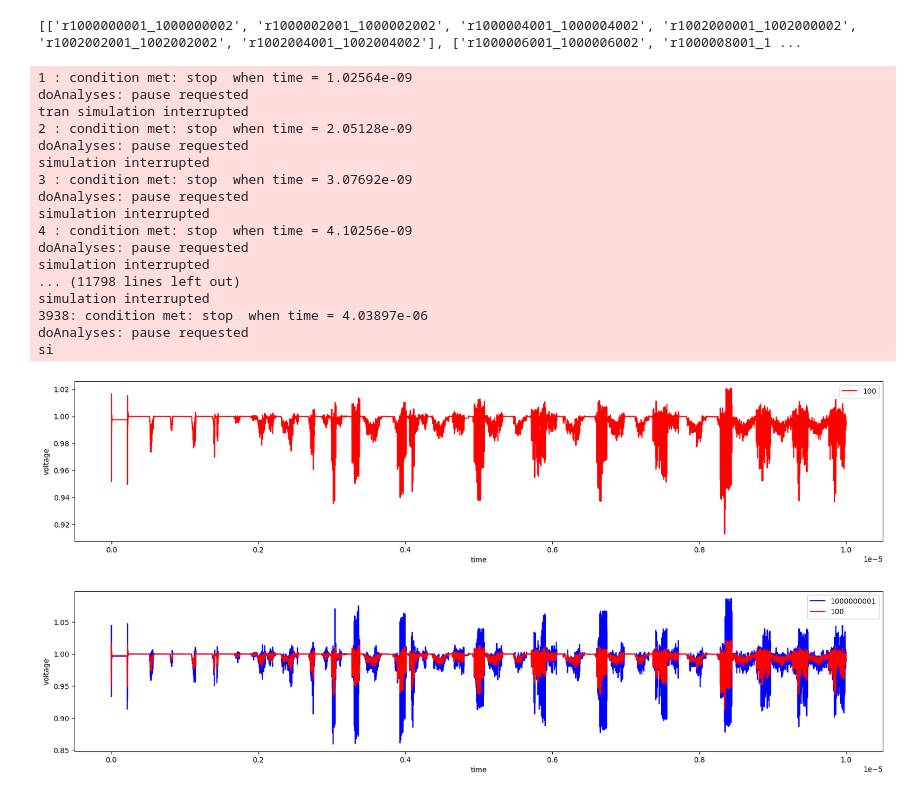
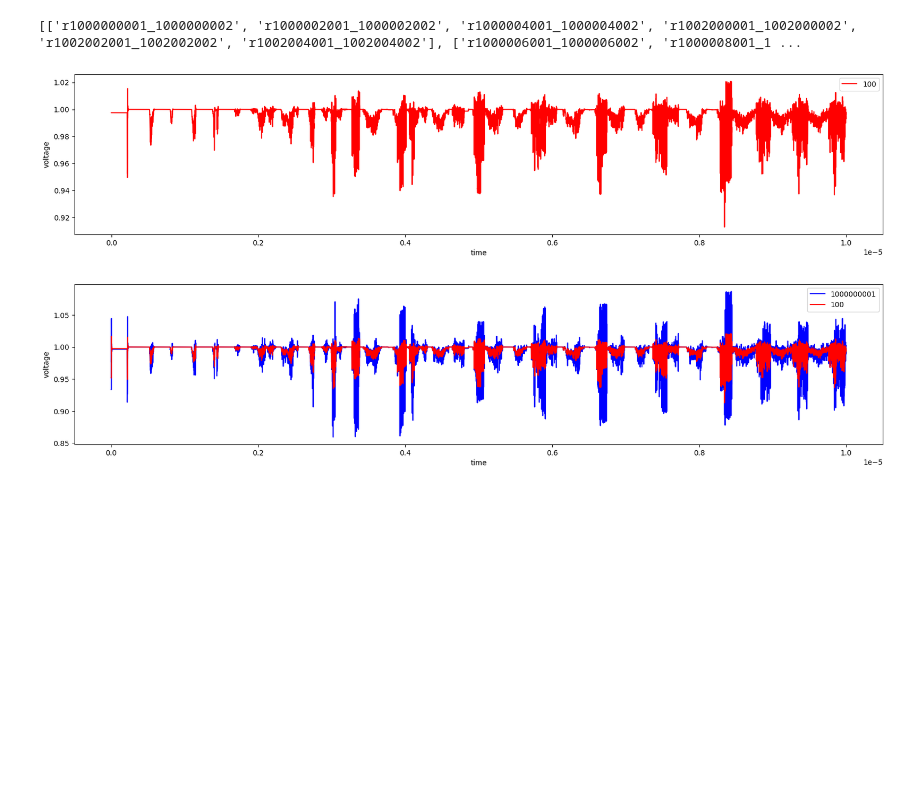
Before and after one commit to ardaersasskia/processer-pyspice, a Jupyter notebook: simulater.ipynb, the cells around one changed output. Cells and saved outputs as stored; diff of their text form; code cells hidden in the pictures; blank space fills up the shorter version.

Commit message:
2.4 禁用错误输出加快运行速度，增加进度条显示仿真进度

```diff
--- a/simulater.ipynb
+++ b/simulater.ipynb
@@ -80,65 +85,54 @@ stop_time=cores_resistance[0].loc[:stop_number,'Time']
 # 2、开始仿真
 # 3、在仿真中途会在设置好的时间中断仿真，此时可以进行一些指令，最后执行resume指令继续仿真，直到下一个断点或终点
 
-#设置断点，每100ns设置一个断点
+#设置断点
 for i in range(stop_number):
     ngspice.stop('time = '+str(stop_time[i])+'n')
+
+# 禁用错误输出，避免刷屏
+sys.stderr = open(os.devnull, 'w')
 
 #开始仿真
 #由于pyspice总是在stop时报错command error，但实际没有问题，所以使用try except保证后续代码继续执行
 try:
     ngspice.exec_command('tran '+step_time+' '+end_time)
 except:
     pass
 
-#当中断时执行的指令
-for i in range(stop_number):
-    #更换负载
+# 当中断时执行的指令
+for i in trange(stop_number):
+    #print('%d/%d'%(i,stop_number))
+    # 更换负载
     for core in range(4):
         for load in range(6):
             # 当负载为0时计算得到的电阻为无穷大，无法设置，以10000000000作为无穷大
             if cores_resistance[core].loc[i,'Resistance'] == float('inf'):
                 ngspice.alter_device(Cores_Load_resistances[core][load],resistance=10000000000)
             else:
                 ngspice.alter_device(Cores_Load_resistances[core][load],resistance=cores_resistance[core].loc[i,'Resistance'])
 
-    #由于pyspice总是在stop时报错command error，所以使用try except保证后续代码继续执行
+    # 由于pyspice总是在stop时报错command error，所以使用try except保证后续代码继续执行
     try:
         ngspice.resume(background=False)
     except:
         pass
 
+# 恢复错误输出
+sys.stderr = sys.__stderr__
 # 获取仿真结果
 plots = ngspice.plot(simulation=None, plot_name=ngspice.last_plot)
 analysis=plots.to_analysis()
 # 绘制图像
 fig=plt.figure(figsize=(20,4))
 plt.plot(np.array(analysis.time),np.array(analysis["100"]), label="100",color='red')
 plt.legend()
 plt.xlabel("time")
 plt.ylabel("voltage")
 plt.show()
-fig.savefig("./figure/V100.png",dpi=300)
+#fig.savefig("./figure/V100.png",dpi=300)
 plt.close()
 # %% [output]
-1 : condition met: stop  when time = 1.02564e-09
-doAnalyses: pause requested
-tran simulation interrupted
-2 : condition met: stop  when time = 2.05128e-09
-doAnalyses: pause requested
-simulation interrupted
-3 : condition met: stop  when time = 3.07692e-09
-doAnalyses: pause requested
-simulation interrupted
-4 : condition met: stop  when time = 4.10256e-09
-doAnalyses: pause requested
-simulation interrupted
-... (11798 lines left out)
-simulation interrupted
-3938: condition met: stop  when time = 4.03897e-06
-doAnalyses: pause requested
-si
-[figure, old version]
+[figure, new version]
 # %%
 fig=plt.figure(figsize=(20,4))
 #plt.plot(np.array(analysis.time),np.array(analysis["1000000002"]), label="1000000002",color='black')
```
Also changed, not shown: parts of 1 cell of this notebook, 1 other file.
